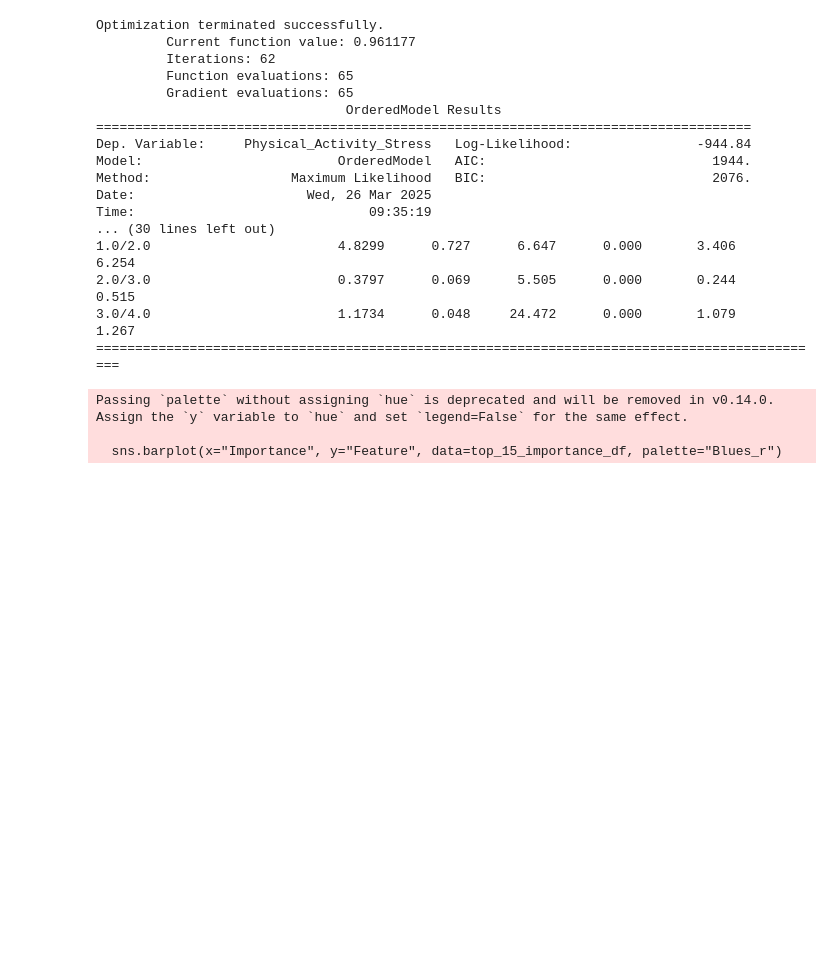
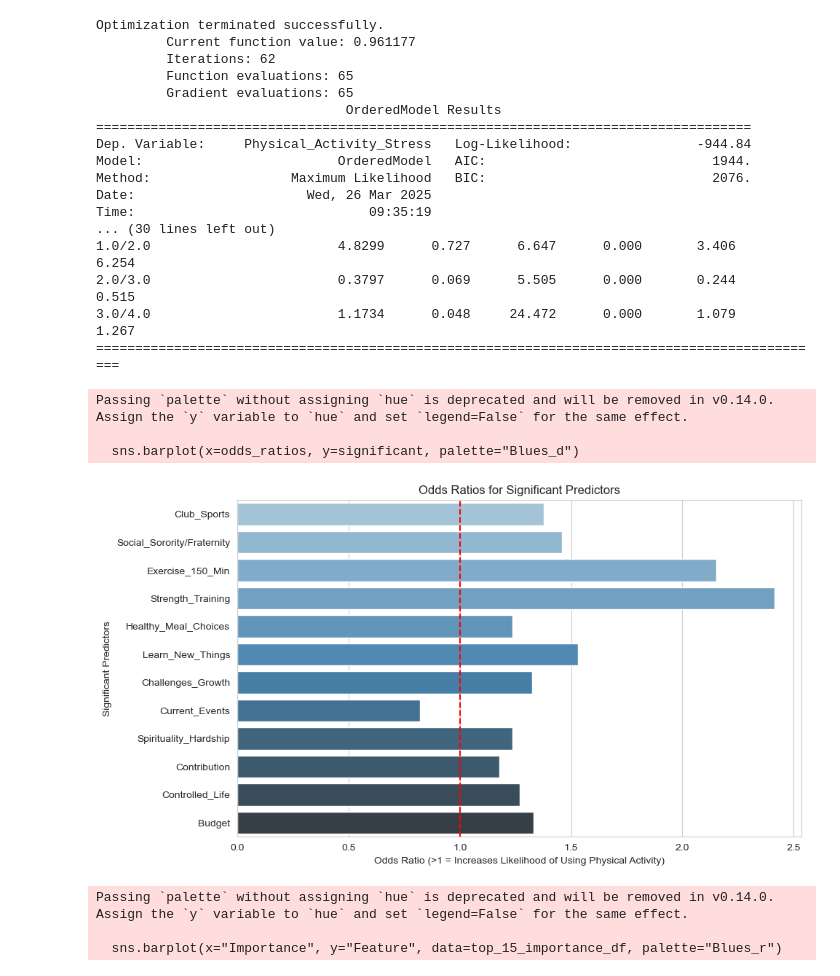
Before and after one commit to Matthew-Wolz/Physical-Health-Research, a Jupyter notebook: Notebook/Physical Health Research.ipynb, the cells around one changed output. Drawn from its saved outputs; the diff is of its cells as text; code cells hidden in the pictures; blank space fills up the shorter version.

```diff
--- a/Notebook/Physical Health Research.ipynb
+++ b/Notebook/Physical Health Research.ipynb
@@ -316,6 +314,27 @@ Time:                              09:35:19
 2.0/3.0                        0.3797      0.069      5.505      0.000       0.244       0.515
 3.0/4.0                        1.1734      0.048     24.472      0.000       1.079       1.267
 ==============================================================================================
+# %%
+# --- ORDINAL LOGISTIC REGRESSION VISUALIZATION ---
+# Extract significant predictors (p < 0.05)
+significant = result.pvalues[result.pvalues < 0.05].index[:-3]  # Exclude cutoffs
+odds_ratios = np.exp(result.params[significant])
+
+plt.figure(figsize=(10, 6))
+sns.barplot(x=odds_ratios, y=significant, palette="Blues_d")
+plt.axvline(1, color='red', linestyle='--')  # Neutral odds ratio
+plt.title("Odds Ratios for Significant Predictors")
+plt.xlabel("Odds Ratio (>1 = Increases Likelihood of Using Physical Activity)")
+plt.ylabel("Significant Predictors")
+plt.show()
+
+# Confirms that Exercising 150 + minutes and engaging in strength training more than doubles the likelihood of using physical activity for stress (OR > 2)
+# Control over Budget, or perception of a controlled life, increases the likelihood of using physical activity for stress.
+# %% [output]
+Passing `palette` without assigning `hue` is deprecated and will be removed in v0.14.0. Assign the `y` variable to `hue` and set `legend=False` for the same effect.
+
+  sns.barplot(x=odds_ratios, y=significant, palette="Blues_d")
+[figure, added]
 # %%
 # Random Forest Variable Importance plot for Physical_Activity_Stress without gradient boosting
 
```
Also changed, not shown: parts of 15 cells of this notebook.
